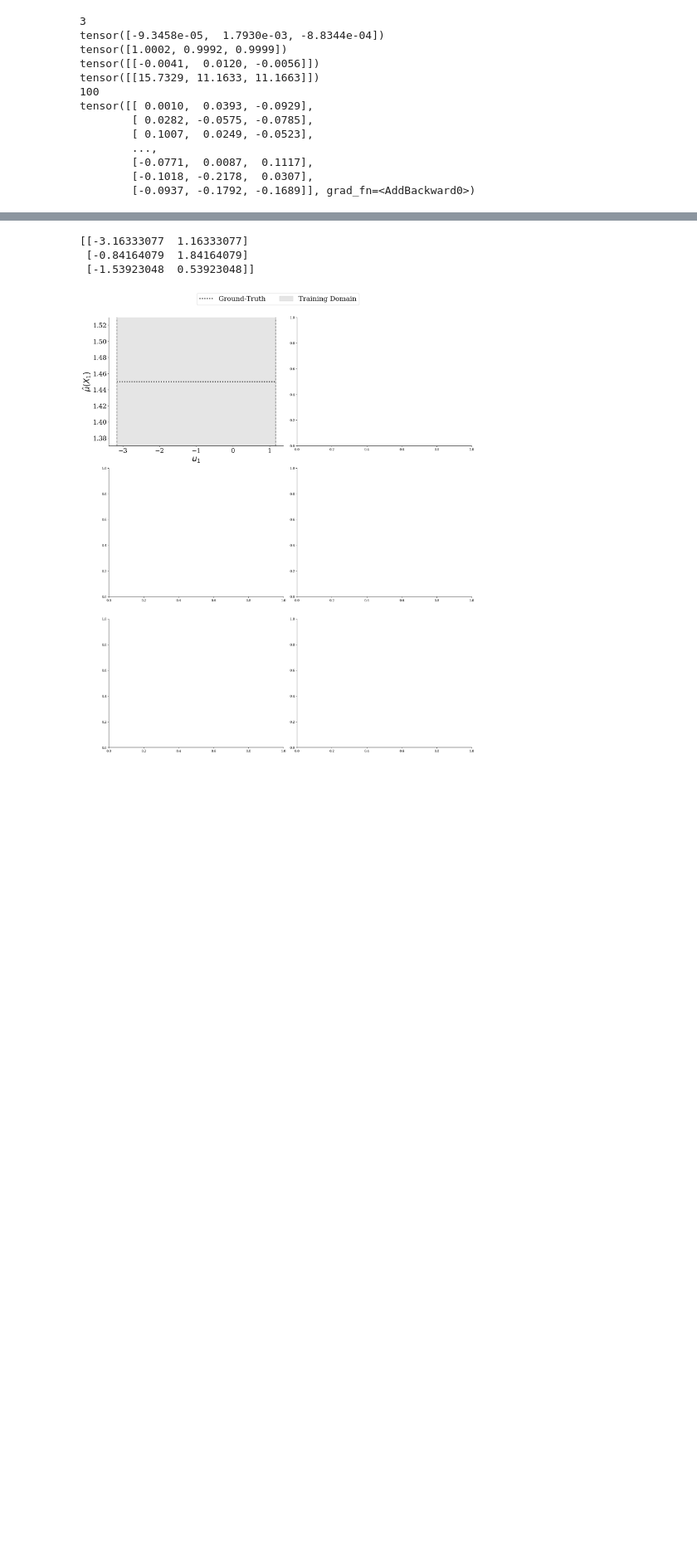
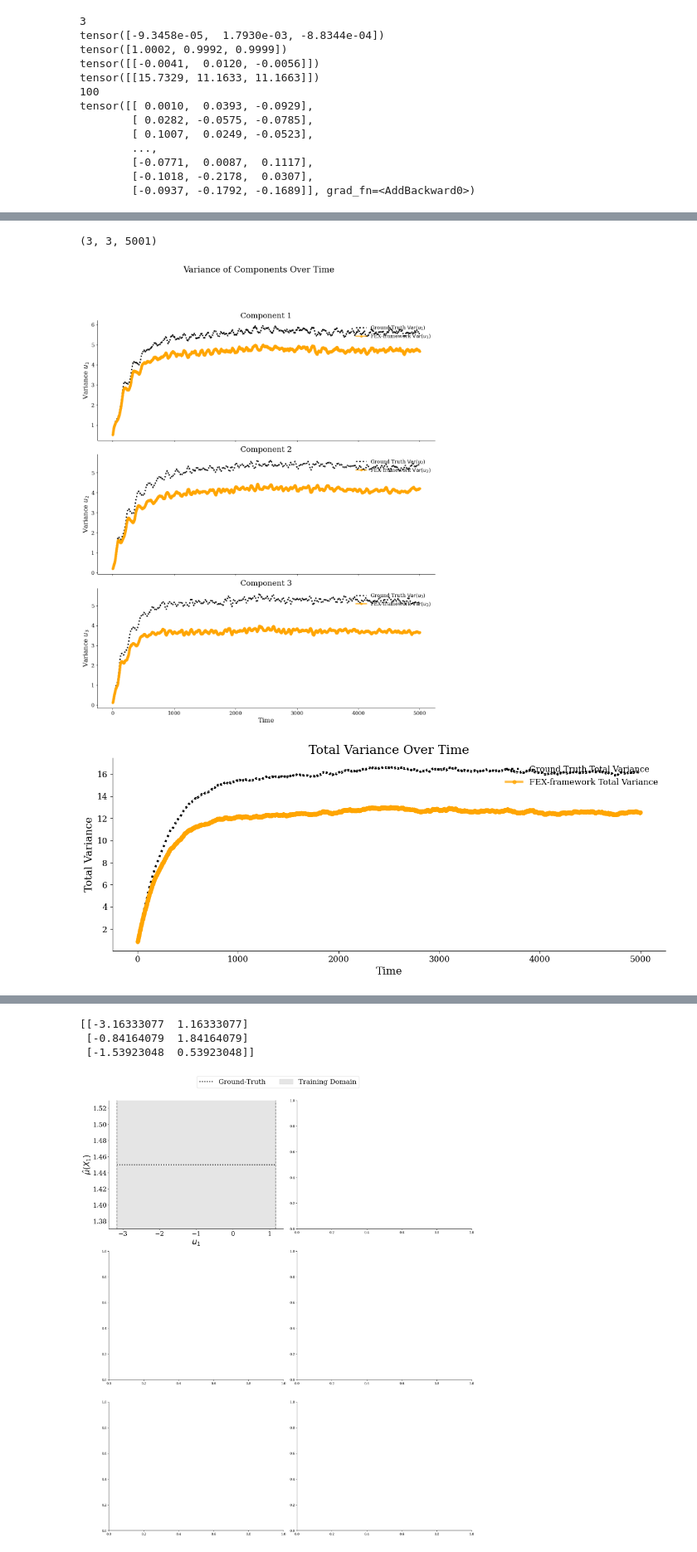
Before and after one commit to xxjan719/TurbulentFEX, a Jupyter notebook: src/Example/MC_triad/prediction.ipynb, the cells around one changed output, grey strips where cells are left out. Shown at 83% size. Cells and saved outputs as stored; diff of their text form; code cells hidden in the pictures; blank space fills up the shorter version.

```diff
--- a/src/Example/MC_triad/prediction.ipynb
+++ b/src/Example/MC_triad/prediction.ipynb
@@ -262,0 +381,67 @@ plot_deviation_subplots(np.arange(params['Nt']+1), cov_MC_all, moment3_MC_norm_a
+# %%
+print(cov_state_record.shape)
+np.random.seed(0)
+Time_record = np.arange(int(TIME_AMOUNT/dt)+1)
+
+# Plot each component's variance separately
+component_names = ['u1', 'u2', 'u3']
+fig, axs = plt.subplots(3, 1, figsize=(12, 15), sharex=True)
+
+# Color & Style Setup - using the requested color scheme
+colors = {'Ground-Truth': 'black', 'Prediction': 'orange'}
+linestyles = {'Ground-Truth': ':', 'Prediction': '-'}
+markers = {'Prediction': 'o'}
+
+for i in range(3):
+    # True variance values (diagonal of covariance matrix)
+    mask_true = cov_state_record[i, i, :] != 0
+    axs[i].plot(Time_record[mask_true], cov_state_record[i, i, mask_true],
+                linestyle=linestyles['Ground-Truth'], color=colors['Ground-Truth'], linewidth=3,
+                label=fr'Ground Truth $\mathrm{{Var}}(u_{i+1})$')
+
+    # Predicted variance values
+    mask_pred = cov_state_pred[i, i, :] != 0
+    axs[i].plot(Time_record[mask_pred], cov_state_pred[i, i, mask_pred],
+               linestyle=linestyles['Prediction'], color=colors['Prediction'],
+               linewidth=3, marker=markers['Prediction'], markersize=5, alpha=0.7,
+               label=fr'FEX-framework $\mathrm{{Var}}(u_{i+1})$')
+
+    axs[i].set_ylabel(fr'Variance $u_{i+1}$', fontsize=15)
+    axs[i].set_title(f'Component {i+1}', fontsize=18)
+    axs[i].legend(loc='upper right', frameon=False, fontsize=12)
+    axs[i].tick_params(axis='both', labelsize=12)
+
+axs[2].set_xlabel('Time', fontsize=15)
+plt.tight_layout()
+plt.suptitle('Variance of Components Over Time', fontsize=20, y=1.02)
+plt.subplots_adjust(top=0.9)  # Adjust top to make room for the title
+plt.savefig(os.path.join(model_path, 'variance_components_over_time.pdf'), dpi=300, bbox_inches='tight')
+plt.show()
+
+# You can also create plots for the total variance
+total_var_true = np.zeros(int(TIME_AMOUNT/dt)+1)
+total_var_pred = np.zeros(int(TIME_AMOUNT/dt)+1)
+
+for i in range(3):
+    total_var_true += cov_state_record[i, i, :]
+    total_var_pred += cov_state_pred[i, i, :]
+
+# Plot the total variance
+plt.figure(figsize=(12, 5))
+plt.plot(Time_record, total_var_true, linestyle=linestyles['Ground-Truth'],
+         color=colors['Ground-Truth'], linewidth=3, label='Ground Truth Total Variance')
+plt.plot(Time_record, total_var_pred, linestyle=linestyles['Prediction'],
+         color=colors['Prediction'], linewidth=3, marker=markers['Prediction'],
+         markersize=5, alpha=0.7, label='FEX-framework Total Variance')
+plt.xlabel('Time', fontsize=15)
+plt.ylabel('Total Variance', fontsize=15)
+plt.title('Total Variance Over Time', fontsize=18)
+plt.legend(loc='upper right', frameon=False, fontsize=12)
+plt.tick_params(axis='both', labelsize=12)
+plt.tight_layout()
+plt.savefig(os.path.join(model_path, 'total_variance_over_time.pdf'), dpi=300, bbox_inches='tight')
+plt.show()
+# %% [output]
+(3, 3, 5001)
+[figure, added]
+[figure, added]
```
Also changed, not shown: parts of 9 cells of this notebook, 2 other files.
